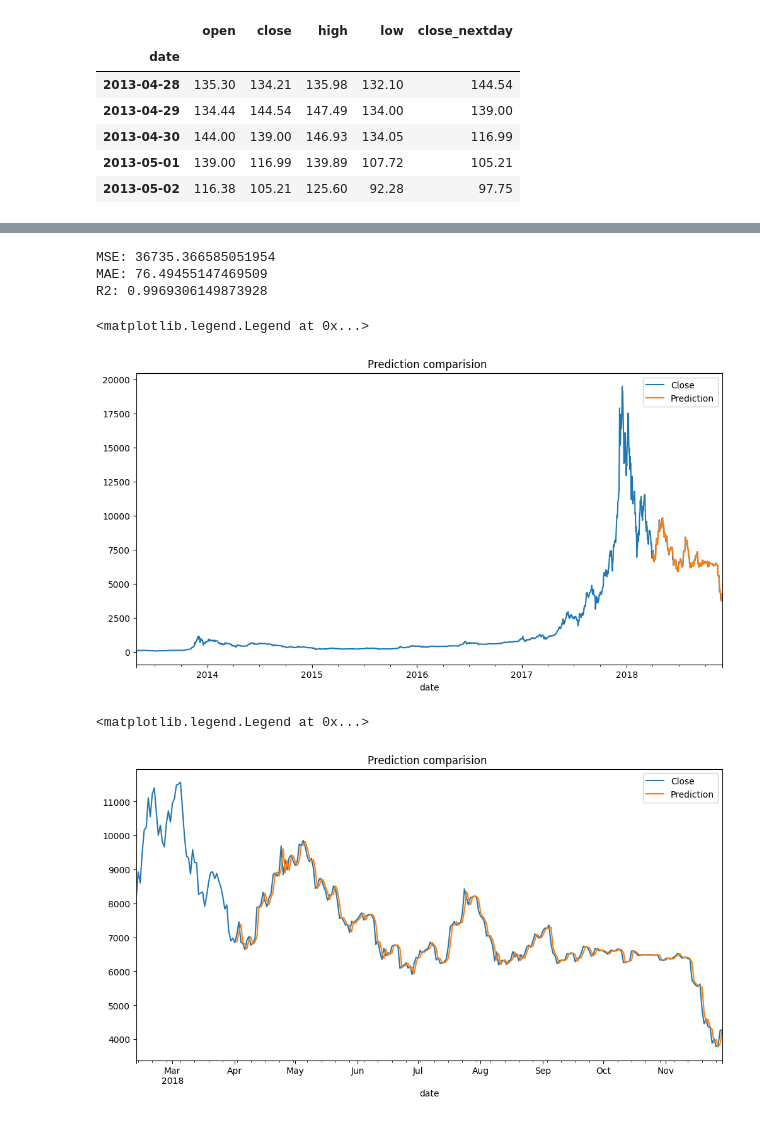
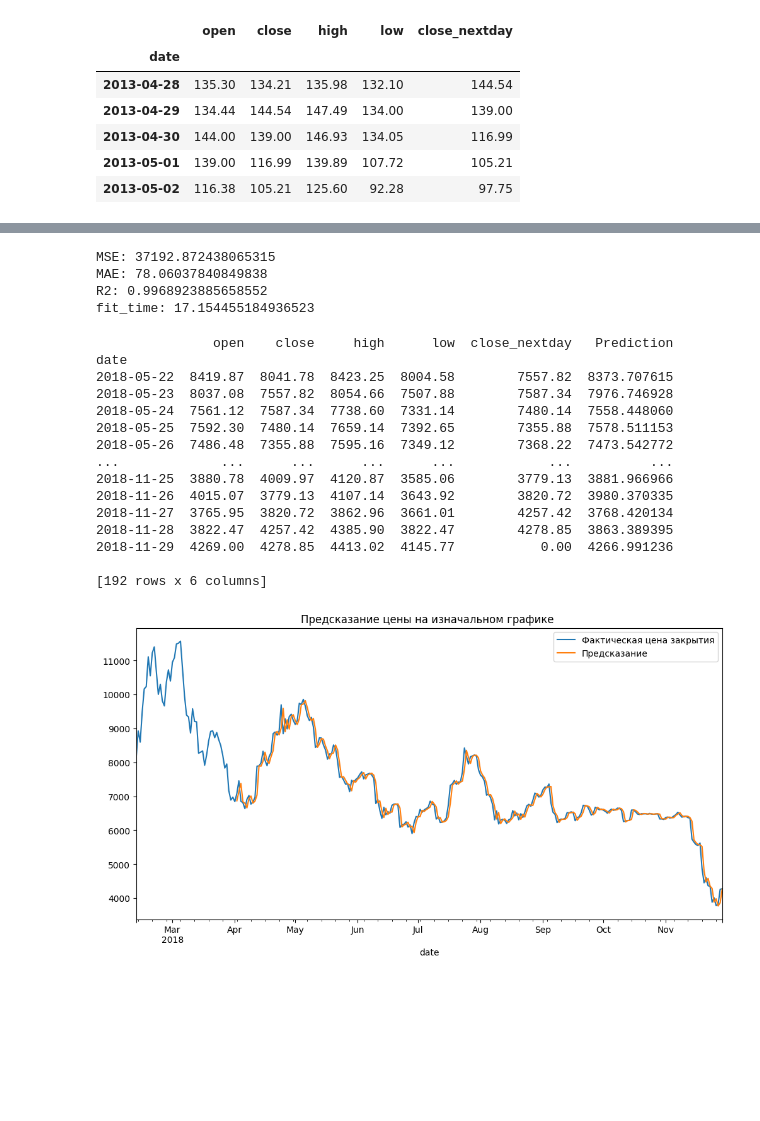
Before and after one commit to Cospero/Kursovaya-, a Jupyter notebook: Kursovaya_Kobrin.ipynb, the cells around one changed output, grey strips where cells are left out. Drawn from its saved outputs; the diff is of its cells as text; code cells hidden in the pictures; blank space fills up the shorter version.

```diff
--- a/Kursovaya_Kobrin.ipynb
+++ b/Kursovaya_Kobrin.ipynb
@@ -282,41 +321,57 @@ X_test_meta = np.column_stack((
 ))
 
 meta_model = linear_model.MultiTaskLasso()
+start_time = time.time()
 meta_model.fit(X_train_meta, y_train)
+end_time = time.time()
+meta_model_time = (end_time-start_time)
+
+
+
 
 y_pred = meta_model.predict(X_test_meta)
 
-mse = mean_squared_error(y_test, y_pred)
-mae = mean_absolute_error(y_test, y_pred)
-r2 = r2_score(y_test, y_pred)
+mse = metrics.mean_squared_error(y_test, y_pred)
+mae = metrics.mean_absolute_error(y_test, y_pred)
+r2 = metrics.r2_score(y_test, y_pred)
 
 print('MSE:', mse)
 print('MAE:', mae)
 print('R2:', r2)
+print('fit_time:', meta_model_time*1000)
 
 results = pd.DataFrame(meta_model.predict(temp))
 results = results.rename(columns={0: "Prediction"})
 results = results.set_index(temp.index)
 bitcoin_df = bitcoin_df.join(results, how = "left")
 # %% [output]
-MSE: 36735.366585051954
-MAE: 76.49455147469509
-R2: 0.9969306149873928
+MSE: 37192.872438065315
+MAE: 78.06037840849838
+R2: 0.9968923885658552
+fit_time: 17.154455184936523
 # %%
-bitcoin_df['close'].plot(figsize=(12,6),label='Close',title = "Prediction comparision ")
-bitcoin_df['Prediction'].plot(label='Prediction')
+bitcoin_df=bitcoin_df[1750:]
+bitcoin_df['close'].plot(figsize=(12,6),label='Фактическая цена закрытия',title = "Предсказание цены на изначальном графике ")
+bitcoin_df['Prediction'].plot(label='Предсказание')
 plt.legend()
+print(bitcoin_df[100:])
 # %% [output]
-<matplotlib.legend.Legend at 0x...>
+               open    close     high      low  close_nextday   Prediction
+date
+2018-05-22  8419.87  8041.78  8423.25  8004.58        7557.82  8373.707615
+2018-05-23  8037.08  7557.82  8054.66  7507.88        7587.34  7976.746928
+2018-05-24  7561.12  7587.34  7738.60  7331.14        7480.14  7558.448060
+2018-05-25  7592.30  7480.14  7659.14  7392.65        7355.88  7578.511153
+2018-05-26  7486.48  7355.88  7595.16  7349.12        7368.22  7473.542772
+...             ...      ...      ...      ...            ...          ...
+2018-11-25  3880.78  4009.97  4120.87  3585.06        3779.13  3881.966966
+2018-11-26  4015.07  3779.13  4107.14  3643.92        3820.72  3980.370335
+2018-11-27  3765.95  3820.72  3862.96  3661.01        4257.42  3768.420134
+2018-11-28  3822.47  4257.42  4385.90  3822.47        4278.85  3863.389395
+2018-11-29  4269.00  4278.85  4413.02  4145.77           0.00  4266.991236
+
+[192 rows x 6 columns]
-[figure, old version]
+[figure, new version]
-# %%
-bitcoin_df1=bitcoin_df[1750:]
-bitcoin_df1['close'].plot(figsize=(12,6),label='Close',title = "Prediction comparision ")
-bitcoin_df1['Prediction'].plot(label='Prediction')
-plt.legend()
-# %% [output]
-<matplotlib.legend.Legend at 0x...>
-[figure, removed]
 # %%
 grid_params={
     'alpha': [0.1, 0.5, 1.0, 5.0, 10.0],
```
Also changed, not shown: parts of 8 cells of this notebook.
